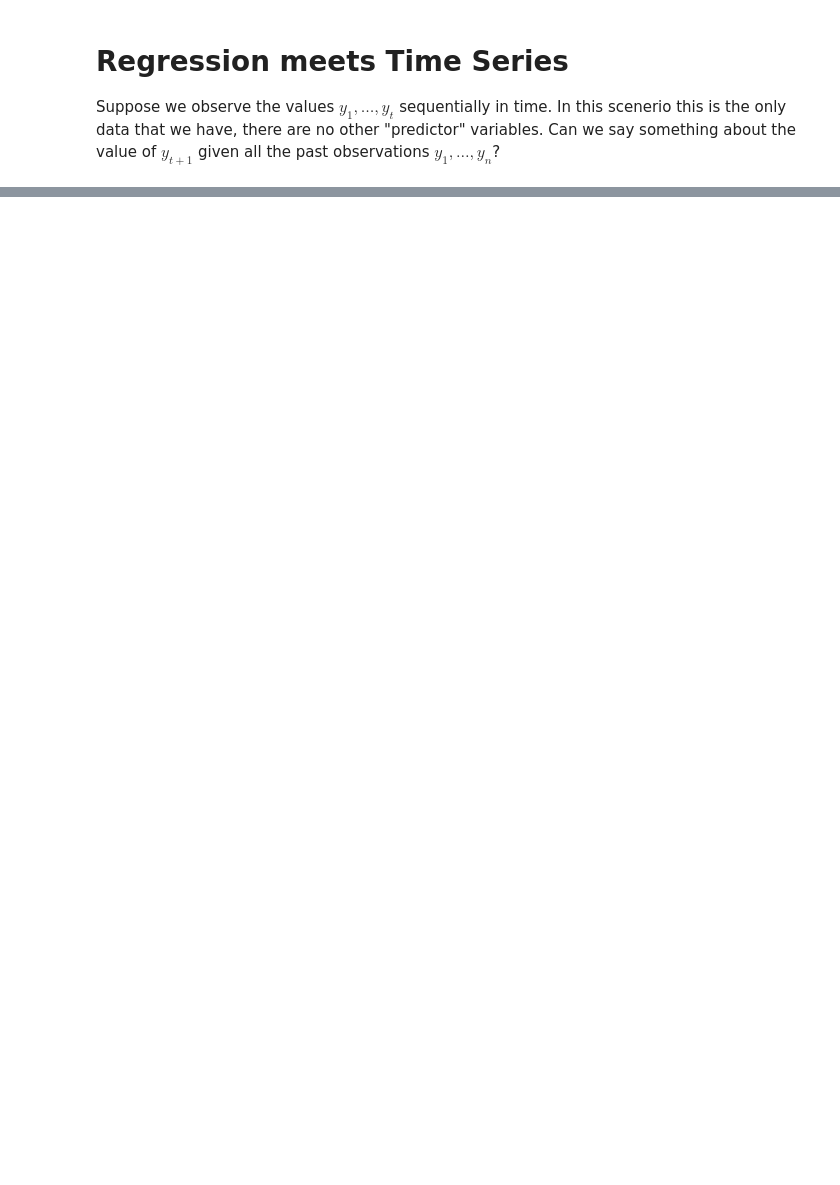
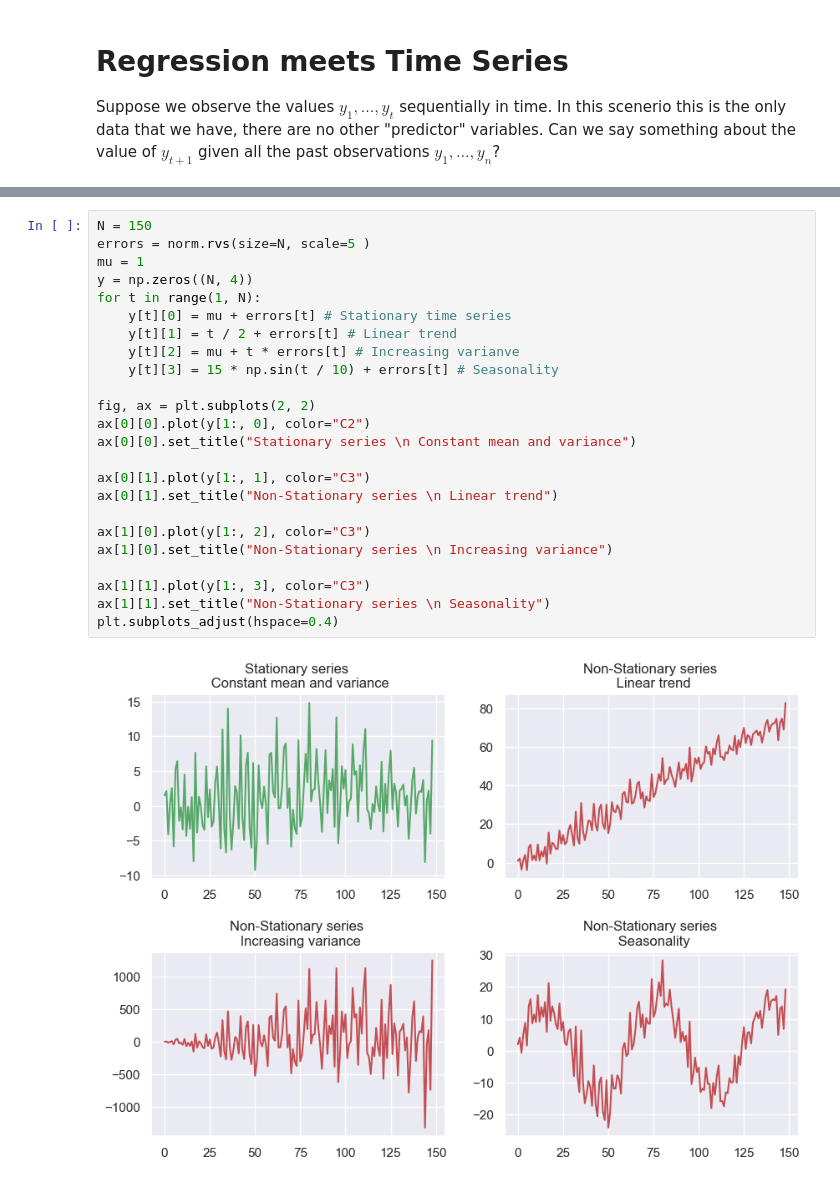
Before and after one commit to warwickdatasciencesociety/time-series-workshops, a Jupyter notebook: demo-notebook.ipynb, the cells around one changed output, grey strips where cells are left out. Saved outputs shown, nothing was run; the diff lists cells and outputs as text; blank space fills up the shorter version.

```diff
--- a/demo-notebook.ipynb
+++ b/demo-notebook.ipynb
@@ -172,0 +216,26 @@ R-squared: 0.882
+# %%
+N = 150
+errors = norm.rvs(size=N, scale=5 )
+mu = 1
+y = np.zeros((N, 4))
+for t in range(1, N):
+    y[t][0] = mu + errors[t] # Stationary time series
+    y[t][1] = t / 2 + errors[t] # Linear trend
+    y[t][2] = mu + t * errors[t] # Increasing varianve
+    y[t][3] = 15 * np.sin(t / 10) + errors[t] # Seasonality
+
+fig, ax = plt.subplots(2, 2)
+ax[0][0].plot(y[1:, 0], color="C2")
+ax[0][0].set_title("Stationary series \n Constant mean and variance")
+
+ax[0][1].plot(y[1:, 1], color="C3")
+ax[0][1].set_title("Non-Stationary series \n Linear trend")
+
+ax[1][0].plot(y[1:, 2], color="C3")
+ax[1][0].set_title("Non-Stationary series \n Increasing variance")
+
+ax[1][1].plot(y[1:, 3], color="C3")
+ax[1][1].set_title("Non-Stationary series \n Seasonality")
+plt.subplots_adjust(hspace=0.4)
+# %% [output]
+[figure, added]
```
Also changed, not shown: parts of 26 cells of this notebook, 1 other file.
